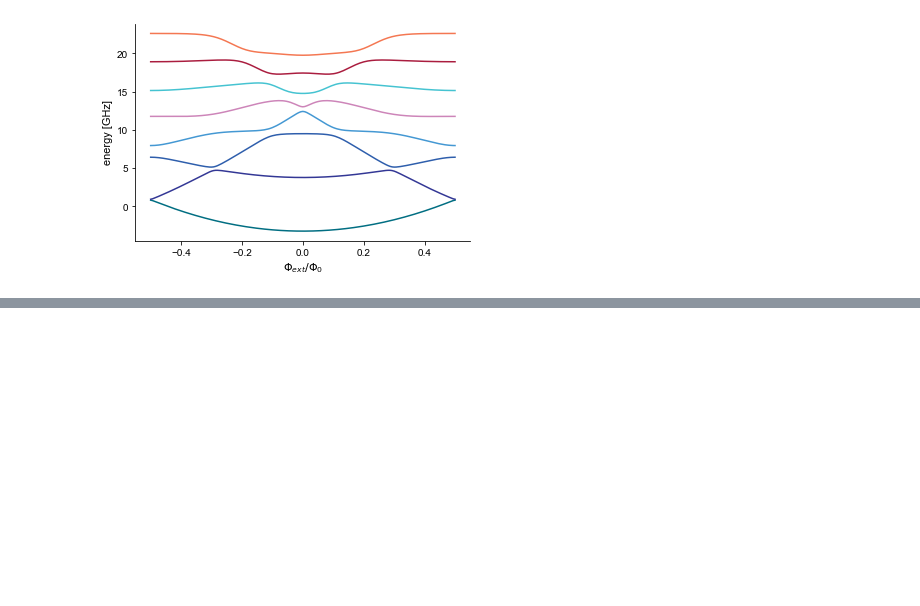
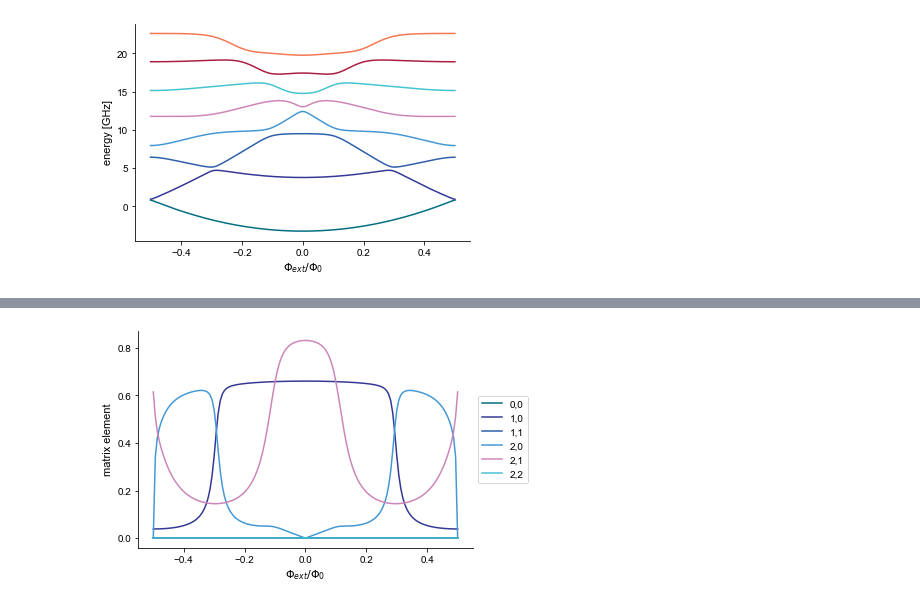
Before and after one commit to LeonG69/MRes, a Jupyter notebook: Fluxonium_sim_scqubits.ipynb, the cells around one changed output, grey strips where cells are left out. Cells and saved outputs as stored; diff of their text form; code cells hidden in the pictures; blank space fills up the shorter version.

```diff
--- a/Fluxonium_sim_scqubits.ipynb
+++ b/Fluxonium_sim_scqubits.ipynb
@@ -19,0 +50,4 @@ fluxonium.plot_evals_vs_paramvals('flux', flux_list, evals_count=8);
+# %%
+fluxonium.plot_matelem_vs_paramvals('n_operator', 'flux', flux_list, select_elems=3);
+# %% [output]
+[figure, added]
```
Also changed, not shown: parts of 7 cells of this notebook, 2 other files.
